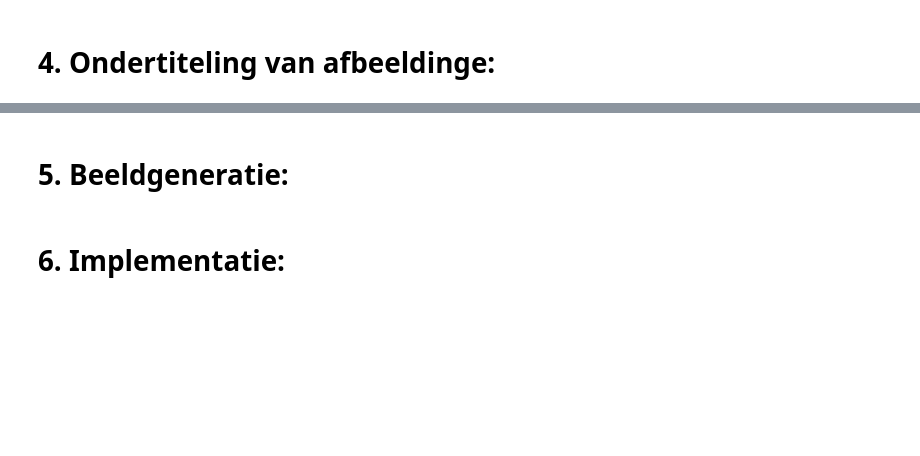
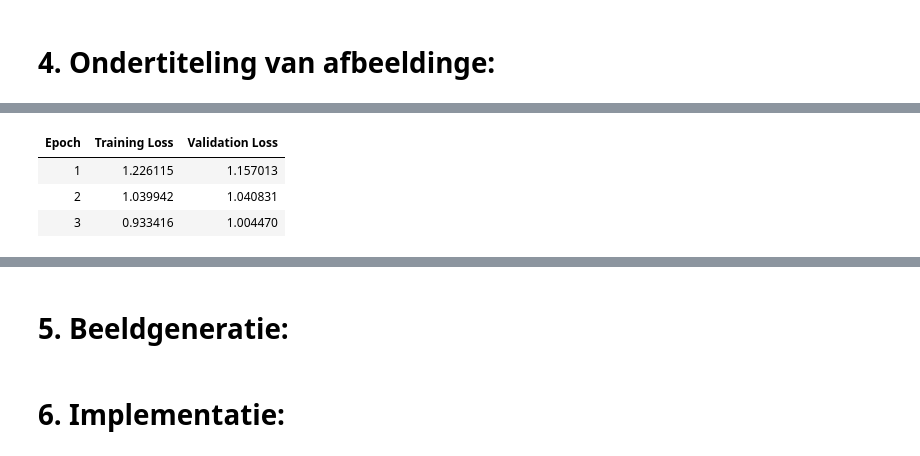
Before and after one commit to 24087068/VisionWear-AI, a Jupyter notebook: notebooks/main.ipynb, the cells around one changed output, grey strips where cells are left out. Drawn from its saved outputs; the diff is of its cells as text; code cells hidden in the pictures; blank space fills up the shorter version.

```diff
--- a/notebooks/main.ipynb
+++ b/notebooks/main.ipynb
@@ -623,0 +601,85 @@ def train_caption_model(train_dataset, validation_dataset):
+# %%
+import torch
+from transformers import (
+    VisionEncoderDecoderModel,
+    ViTImageProcessor,
+    AutoTokenizer,
+    Seq2SeqTrainer,
+    Seq2SeqTrainingArguments,
+    default_data_collator
+)
+from PIL import Image
+
+# ------------------------------------------
+# 1. Load model, processor, tokenizer
+# ------------------------------------------
+MODEL_CHECKPOINT = "nlpconnect/vit-gpt2-image-captioning"
+
+processor = ViTImageProcessor.from_pretrained(MODEL_CHECKPOINT)
+tokenizer = AutoTokenizer.from_pretrained(MODEL_CHECKPOINT)
+tokenizer.pad_token = tokenizer.eos_token
+
+caption_model = VisionEncoderDecoderModel.from_pretrained(MODEL_CHECKPOINT)
+caption_model.config.decoder_start_token_id = tokenizer.bos_token_id
+caption_model.config.pad_token_id = tokenizer.pad_token_id
+caption_model.config.eos_token_id = tokenizer.eos_token_id
+
+# ------------------------------------------
+# 2. Prepare dataset with tokenization
+# ------------------------------------------
+MAX_LENGTH = 64
+
+def preprocess(examples):
+    images = [img.convert("RGB") for img in examples["image"]]
+    pixel_values = processor(images=images, return_tensors="pt").pixel_values
+
+    labels = tokenizer(
+        examples["text"],
+        max_length=MAX_LENGTH,
+        padding="max_length",
+        truncation=True,
+        return_tensors="pt"
+    ).input_ids
+    # Replace pad token id with -100 so it's ignored in loss
+    labels[labels == tokenizer.pad_token_id] = -100
+
+    return {"pixel_values": pixel_values, "labels": labels}
+
+# Apply preprocessing
+hm_dataset_processed = hm_dataset["train"].train_test_split(test_size=0.1, seed=42)
+
+train_ds = hm_dataset_processed["train"].with_transform(preprocess)
+val_ds = hm_dataset_processed["test"].with_transform(preprocess)
+
+print(f"Train samples: {len(train_ds)}, Val samples: {len(val_ds)}")
+
+# ------------------------------------------
+# 3. Training configuration
+# ------------------------------------------
+training_args = Seq2SeqTrainingArguments(
+    output_dir=str(PROJECT_ROOT / "caption_model"),
+    num_train_epochs=3,
+    per_device_train_batch_size=8,
+    per_device_eval_batch_size=8,
+    learning_rate=5e-5,
+    eval_strategy="epoch",
+    save_strategy="epoch",
+    logging_steps=100,
+    predict_with_generate=True,
+    fp16=torch.cuda.is_available(),
+    remove_unused_columns=False,
+    load_best_model_at_end=True,
+    report_to="none"
+)
+
+trainer = Seq2SeqTrainer(
+    model=caption_model,
+    args=training_args,
+    train_dataset=train_ds,
+    eval_dataset=val_ds,
+    data_collator=default_data_collator,
+
+)
+
+trainer.train()
+# %% [output]
@@ -623,0 +700,4 @@ def train_caption_model(train_dataset, validation_dataset):
+| Epoch | Training Loss | Validation Loss |
+| 1 | 1.226115 | 1.157013 |
+| 2 | 1.039942 | 1.040831 |
+| 3 | 0.933416 | 1.004470 |
```
Also changed, not shown: parts of 12 cells of this notebook.
